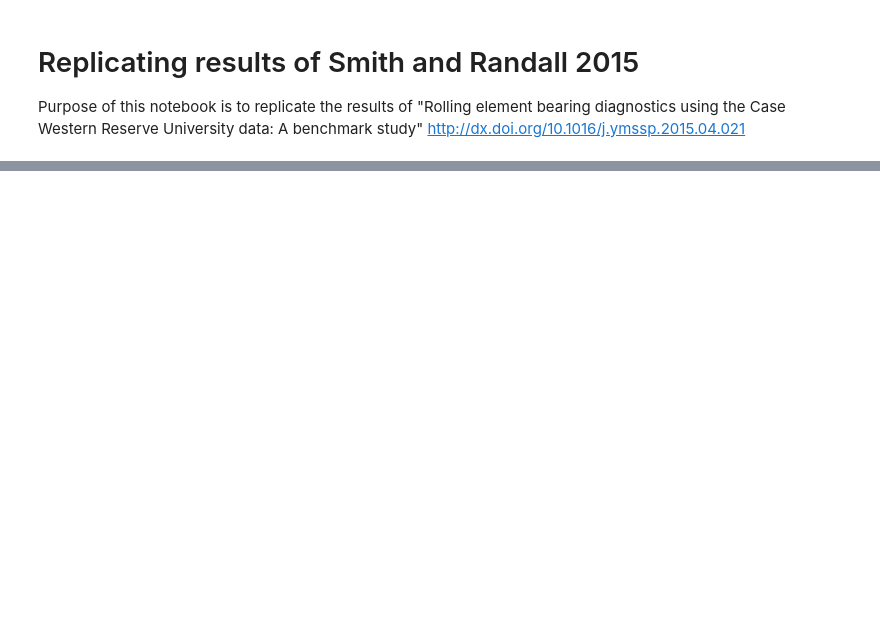
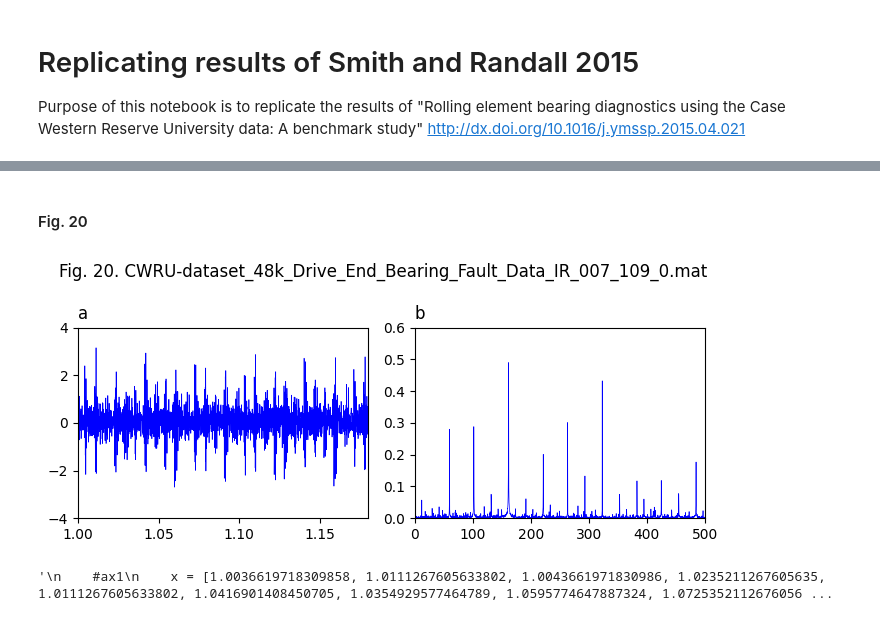
Before and after one commit to Aalto-Arotor/openConMo, a Jupyter notebook: src/randall_examples.ipynb, the cells around one changed output, grey strips where cells are left out. Drawn from its saved outputs; the diff is of its cells as text; code cells hidden in the pictures; blank space fills up the shorter version.

```diff
--- a/src/randall_examples.ipynb
+++ b/src/randall_examples.ipynb
@@ -210,0 +113,30 @@ Method 1 (raw signal); P1 diagnosis.
+# %% [markdown]
+#### Fig. 20
+# %%
+'''
+Fig. 20. Record 109DE (48k, 0.007 in. drive end inner race fault, 1797 rpm). (a) Raw time signal; cursors at 1/fr. (b) Envelope spectrum from Method 1 (raw
+signal); Y2 diagnosis.
+'''
+
+fs = 48e3
+mat_files = glob.glob("CWRU-dataset/**/*109*.mat", recursive=True)
+title = "Fig. 20. " + mat_files[0].replace("/", "_")
+signal, _, _, rpm = du.extract_signals(mat_files[0], normal=False)
+time = np.linspace(0, len(signal)/fs, len(signal))
+
+sq_env_f, sq_env = randall_method_1(signal, fs)
+plot_method_1(title, time, signal, sq_env_f, sq_env, (1, 1.18), (-4, 4), (0, 500), (0, 0.6))
+
+'''
+    #ax1
+    x = [1.0036619718309858, 1.0111267605633802, 1.0043661971830986, 1.0235211267605635, 1.0111267605633802, 1.0416901408450705, 1.0354929577464789, 1.0595774647887324, 1.0725352112676056, 1.0543661971830987, 1.1104225352112678, 1.0914084507042254, 1.1229577464788734, 1.140704225352113, 1.1601408450704227]
+    y = [2.317327766179541, 3.0438413361169108, -2.2171189979123174, 2.041753653444677, -2.1670146137787056, 2.8267223382045934, -1.5991649269311066, -2.759916492693111, 2.325678496868476, 1.7912317327766183, 2.759916492693111, -2.5177453027139878, -2.4843423799582465, 2.5929018789144056, 2.6346555323590817]
+    ax1.scatter(x,y)
+    #ax2
+    x = [59.38864628820958, 101.31004366812236, 160.69868995633195, 259.82532751091713, 218.77729257641928, 320.96069868995636, 290.39301310043675]
+    y = [0.2832661290322581, 0.28870967741935494, 0.5016129032258065, 0.3008064516129033, 0.2022177419354839, 0.4320564516129033, 0.1338709677419355]
+    ax2.scatter(x,y)
+'''
+# %% [output]
+[figure, added]
+'\n    #ax1\n    x = [1.0036619718309858, 1.0111267605633802, 1.0043661971830986, 1.0235211267605635, 1.0111267605633802, 1.0416901408450705, 1.0354929577464789, 1.0595774647887324, 1.0725352112676056 ...
```
Also changed, not shown: parts of 65 cells of this notebook, 2 other files.
